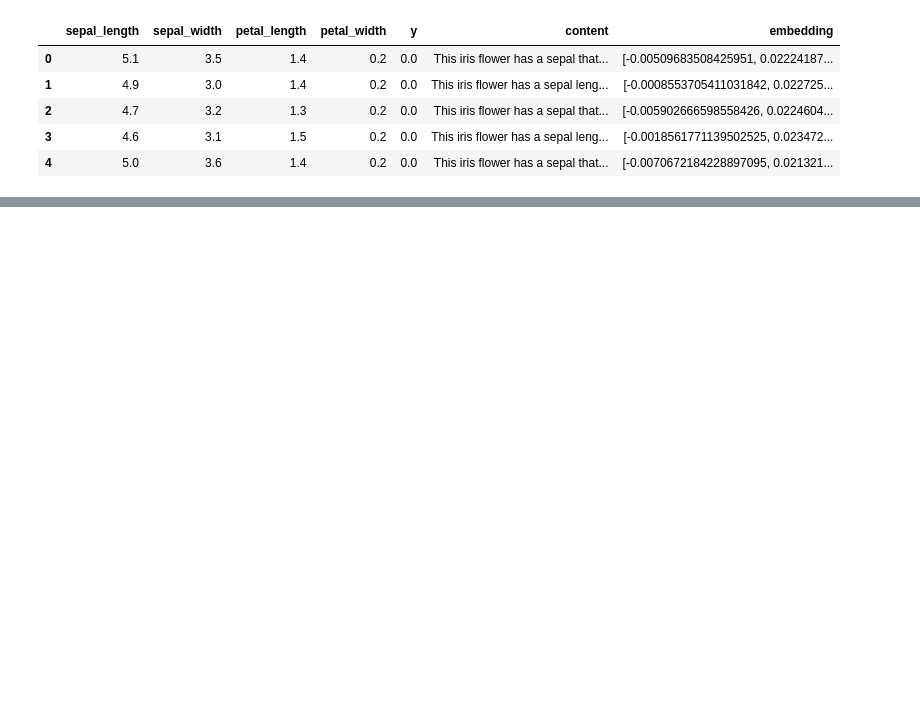
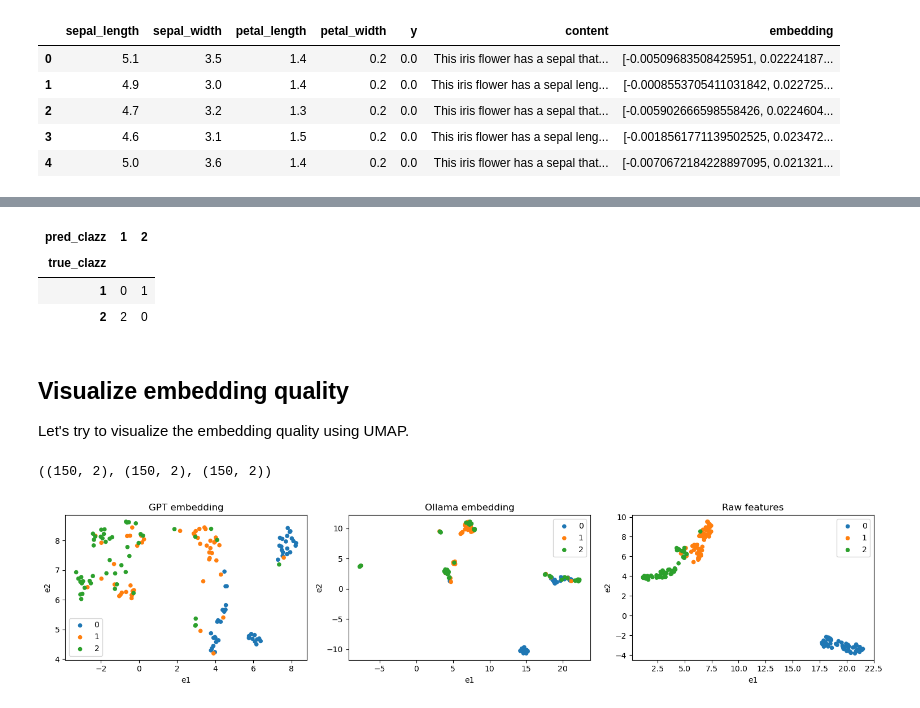
Before and after one commit to oneoffcoder/books, a Jupyter notebook: sphinx/datascience/source/llm-iris.ipynb, the cells around one changed output, grey strips where cells are left out. Saved outputs shown, nothing was run; the diff lists cells and outputs as text; code cells hidden in the pictures; blank space fills up the shorter version.

```diff
--- a/sphinx/datascience/source/llm-iris.ipynb
+++ b/sphinx/datascience/source/llm-iris.ipynb
@@ -112,0 +390,58 @@ roc_auc_score(_y_te, m.predict_proba(_X_te), multi_class='ovo')
+# %%
+pd.crosstab(tab_mis['true_clazz'], tab_mis['pred_clazz'])
+# %% [output]
+| pred_clazz | 1 | 2 |
+| true_clazz |  |  |
+| 1 | 0 | 1 |
+| 2 | 2 | 0 |
+# %% [markdown]
+## Visualize embedding quality
+
+Let's try to visualize the embedding quality using UMAP.
+# %%
+import umap
+
+gpt_umap = pd.DataFrame(umap.UMAP(n_jobs=1, random_state=37, transform_seed=37).fit_transform(_gpt_X), columns=['e1', 'e2'])
+oll_umap = pd.DataFrame(umap.UMAP(n_jobs=1, random_state=37, transform_seed=37).fit_transform(_oll_X), columns=['e1', 'e2'])
+tab_umap = pd.DataFrame(umap.UMAP(n_jobs=1, random_state=37, transform_seed=37).fit_transform(_tab_X), columns=['e1', 'e2'])
+
+gpt_umap.shape, oll_umap.shape, tab_umap.shape
+# %% [output]
+((150, 2), (150, 2), (150, 2))
+# %%
+import matplotlib.pyplot as plt
+import seaborn as sns
+
+def do_plot(df, ax, label):
+    c = [sns.color_palette()[label] for _ in range(df.shape[0])]
+    df.plot(
+        kind='scatter',
+        x='e1',
+        y='e2',
+        c=c,
+        label=label,
+        ax=ax
+    )
+
+fig, ax = plt.subplots(1, 3, figsize=(15, 3.5))
+
+for _y in range(3):
+    do_plot(gpt_umap.assign(y=_gpt_y).query(f'y == {_y}'), ax[0], _y)
+
+for _y in range(3):
+    do_plot(oll_umap.assign(y=_oll_y).query(f'y == {_y}'), ax[1], _y)
+
+for _y in range(3):
+    do_plot(tab_umap.assign(y=_tab_y).query(f'y == {_y}'), ax[2], _y)
+
+ax[0].set_title('GPT embedding')
+ax[1].set_title('Ollama embedding')
+ax[2].set_title('Raw features')
+
+ax[0].legend()
+ax[1].legend()
+ax[2].legend()
+
+fig.tight_layout()
+# %% [output]
+[figure, added]
```
Also changed, not shown: parts of 27 cells of this notebook.
